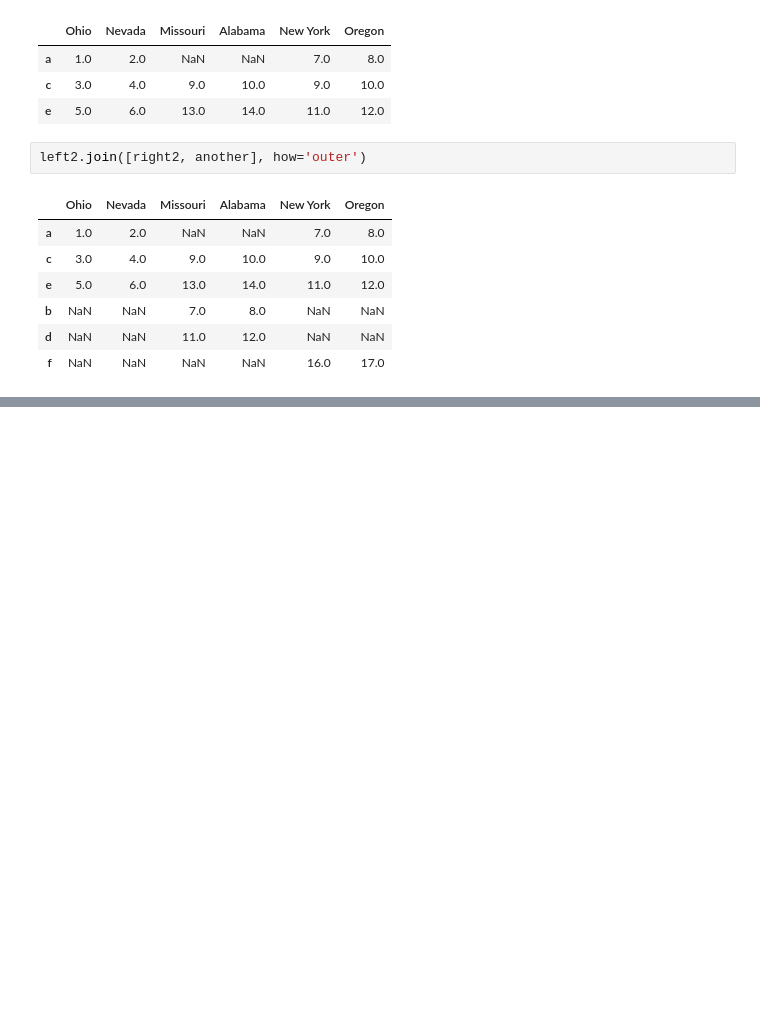
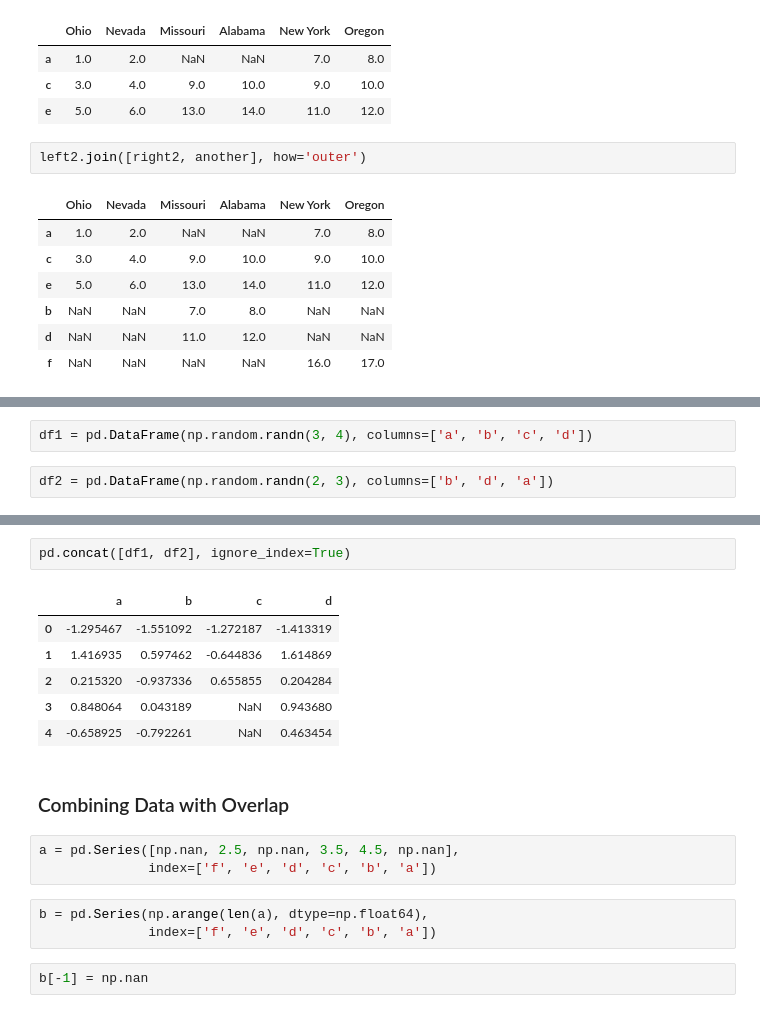
Before and after one commit to gaussic/py-data-analysis, a Jupyter notebook: chapter8.ipynb, the cells around one changed output, grey strips where cells are left out. Saved outputs shown, nothing was run; the diff lists cells and outputs as text; blank space fills up the shorter version.

```diff
--- a/chapter8.ipynb
+++ b/chapter8.ipynb
@@ -580,0 +720,4 @@ left2.join([right2, another], how='outer')
+# %%
+df1 = pd.DataFrame(np.random.randn(3, 4), columns=['a', 'b', 'c', 'd'])
+# %%
+df2 = pd.DataFrame(np.random.randn(2, 3), columns=['b', 'd', 'a'])
@@ -580,0 +737,19 @@ left2.join([right2, another], how='outer')
+# %%
+pd.concat([df1, df2], ignore_index=True)
+# %% [output]
+|  | a | b | c | d |
+| 0 | -1.295467 | -1.551092 | -1.272187 | -1.413319 |
+| 1 | 1.416935 | 0.597462 | -0.644836 | 1.614869 |
+| 2 | 0.215320 | -0.937336 | 0.655855 | 0.204284 |
+| 3 | 0.848064 | 0.043189 | NaN | 0.943680 |
+| 4 | -0.658925 | -0.792261 | NaN | 0.463454 |
+# %% [markdown]
+### Combining Data with Overlap
+# %%
+a = pd.Series([np.nan, 2.5, np.nan, 3.5, 4.5, np.nan],
+              index=['f', 'e', 'd', 'c', 'b', 'a'])
+# %%
+b = pd.Series(np.arange(len(a), dtype=np.float64),
+              index=['f', 'e', 'd', 'c', 'b', 'a'])
+# %%
+b[-1] = np.nan
```
Also changed, not shown: parts of 36 cells of this notebook.
